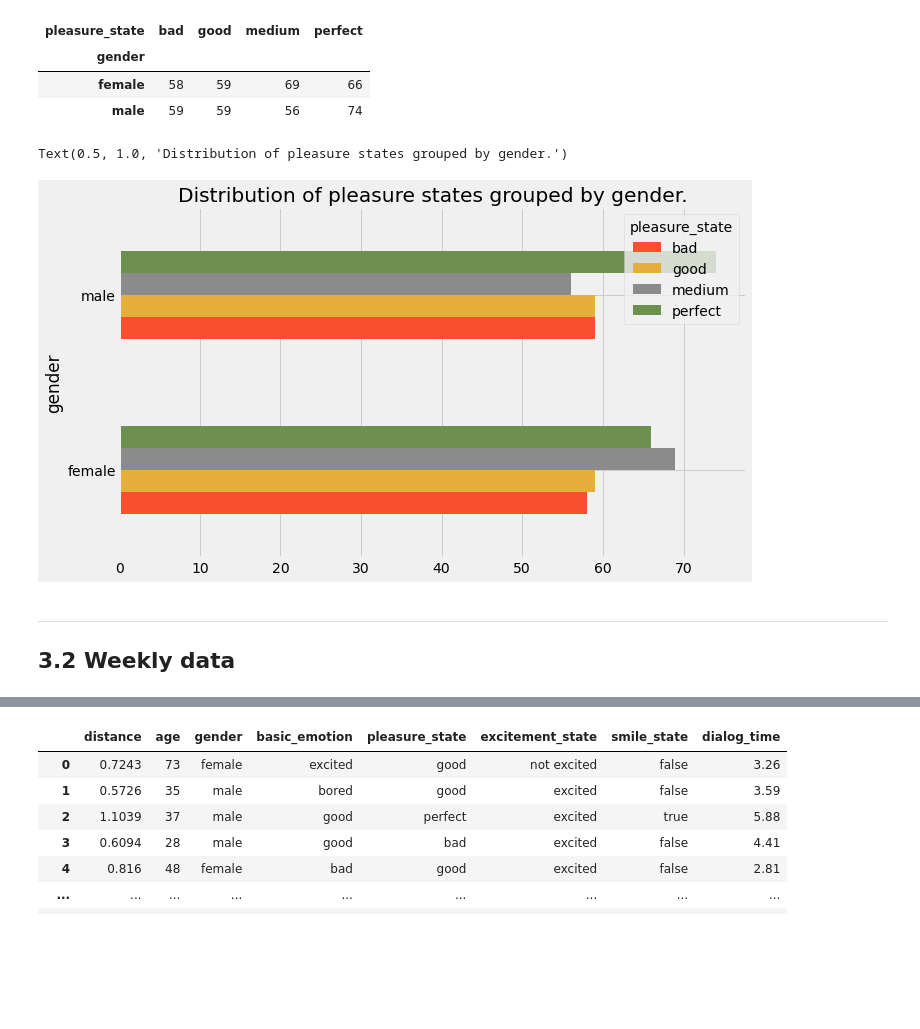
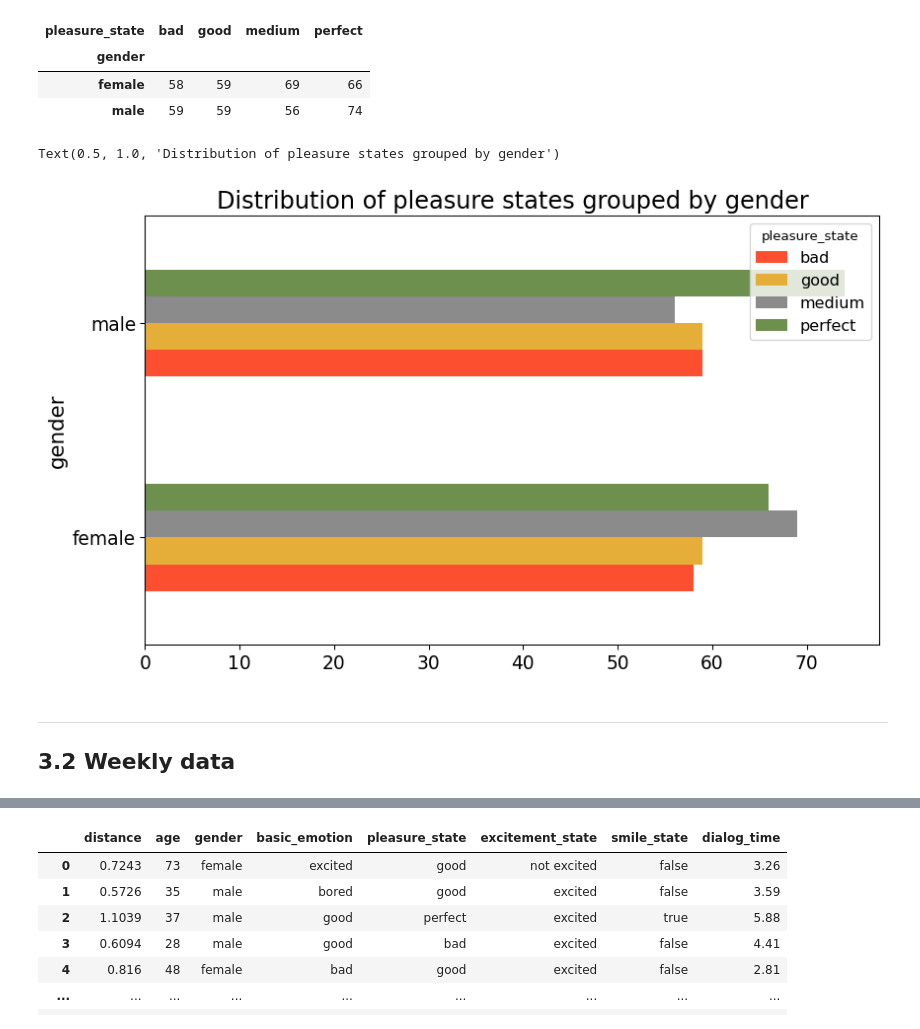
Before and after one commit to ProjectPepperHSB/Backend-Services, a Jupyter notebook: analysis/main.ipynb, the cells around one changed output, grey strips where cells are left out. Cells and saved outputs as stored; diff of their text form; code cells hidden in the pictures; blank space fills up the shorter version.

```diff
--- a/analysis/main.ipynb
+++ b/analysis/main.ipynb
@@ -139,12 +140,19 @@ import tensorflow as tf
 from Client import Client
 # %%
 %matplotlib inline
-warnings.filterwarnings("ignore")
+warnings.filterwarnings('ignore')
 
-plt.rcParams["figure.figsize"] = [10, 6]
-plt.style.use("fivethirtyeight")
 
-_red, _orange, _gray, _green, _blue = "#fc4f30", "#e5ae38", "#8b8b8b", "#6d904f", "#30a2da"
-_weekdays = ["Monday", "Tuesday", "Wednesday", "Thursday", "Friday", "Saturday", "Sunday"]
+_red, _orange, _gray, _green, _blue = '#fc4f30', '#e5ae38', '#8b8b8b', '#6d904f', '#30a2da'
+_weekdays = ['Monday', 'Tuesday', 'Wednesday', 'Thursday', 'Friday', 'Saturday', 'Sunday']
+# %%
+plt.rcParams['figure.figsize'] = [10, 6]
+mpl.rcParams["figure.dpi"] = 96
+mpl.rcParams["axes.titlesize"] = 18
+mpl.rcParams["axes.labelsize"] = 16
+mpl.rcParams["xtick.labelsize"] = 14
+mpl.rcParams["ytick.labelsize"] = 14
+mpl.rcParams["legend.fontsize"] = 12
+plt.style.use('seaborn-colorblind')#'fivethirtyeight')
 # %% [markdown]
 ____
@@ -236,13 +244,13 @@ pd.concat(
 | male | 59 | 59 | 56 | 74 |
 # %%
 pd.concat(
-    [emotion_states_df[["gender", "pleasure_state"]].pivot_table(index=["gender"], columns=col, aggfunc=len) for col in ["pleasure_state"]], axis=1
-).fillna(0).plot(kind="barh", color={ "bad": _red, "medium": _gray, "good": _orange, "perfect": _green })
-plt.title("Distribution of pleasure states grouped by gender.")
+    [emotion_states_df[['gender', 'pleasure_state']].pivot_table(index=['gender'], columns=col, aggfunc=len) for col in ['pleasure_state']], axis=1
+).fillna(0).plot(kind='barh', color={ 'bad': _red, 'medium': _gray, 'good': _orange, 'perfect': _green })
+plt.title('Distribution of pleasure states grouped by gender')
 # %% [output]
-Text(0.5, 1.0, 'Distribution of pleasure states grouped by gender.')
+Text(0.5, 1.0, 'Distribution of pleasure states grouped by gender')
-[figure, old version]
+[figure, new version]
 # %% [markdown]
 ____
-## 3.2 Weekly data <a name="weeklydata"></a>
+## 3.2 Weekly data <a name='weeklydata'></a>
 # %%
```
Also changed, not shown: parts of 36 cells of this notebook, 2 other files.
